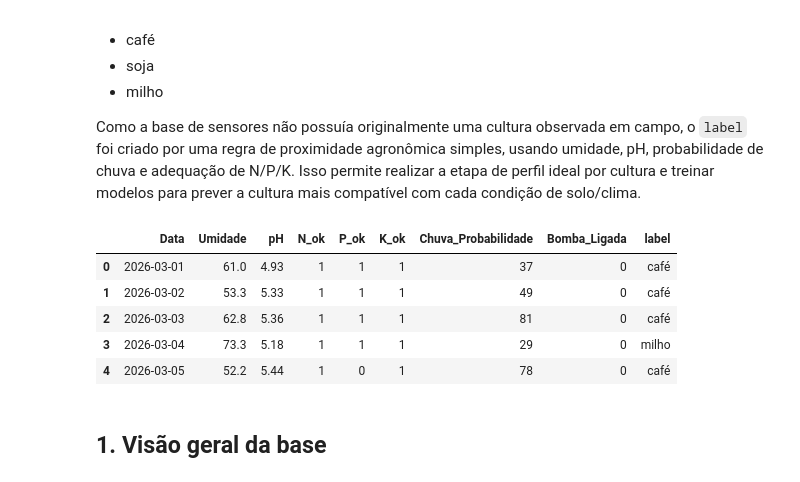
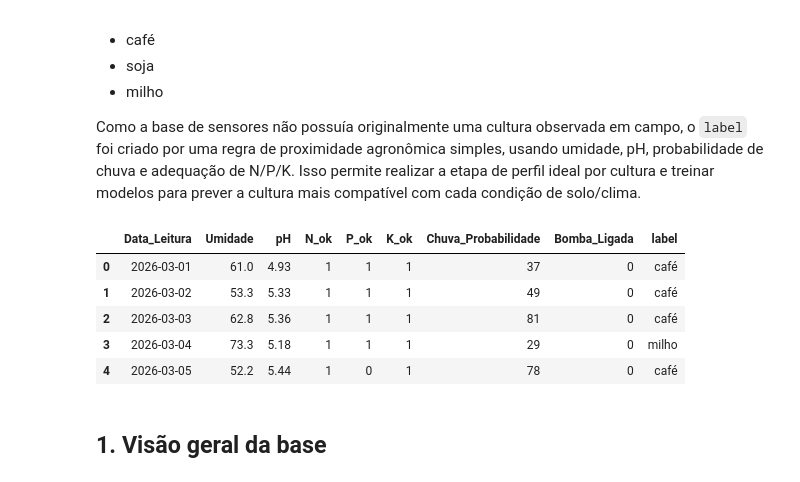
Before and after one commit to jelielc-fiap/farmtech-solutions, a Jupyter notebook: pbl/fase3/notebooks/Jeliel_RM572665_fase3_cap1.ipynb, the cells around one changed output. Saved outputs shown, nothing was run; the diff lists cells and outputs as text; code cells hidden in the pictures.

```diff
--- a/pbl/fase3/notebooks/Jeliel_RM572665_fase3_cap1.ipynb
+++ b/pbl/fase3/notebooks/Jeliel_RM572665_fase3_cap1.ipynb
@@ -18,35 +18,35 @@ warnings.filterwarnings("ignore")
 import numpy as np
 import pandas as pd
 import matplotlib.pyplot as plt
 import seaborn as sns
 
 from sklearn.model_selection import train_test_split, StratifiedKFold, cross_validate
 from sklearn.preprocessing import StandardScaler
 from sklearn.pipeline import Pipeline
 from sklearn.metrics import (
     accuracy_score,
     precision_score,
     recall_score,
     f1_score,
     make_scorer,
     confusion_matrix,
     classification_report,
 )
 from sklearn.linear_model import LogisticRegression
 from sklearn.tree import DecisionTreeClassifier
 from sklearn.ensemble import RandomForestClassifier, GradientBoostingClassifier
 from sklearn.neighbors import KNeighborsClassifier
 from sklearn.svm import SVC
 
 sns.set_theme(style="whitegrid", palette="Set2")
 plt.rcParams["figure.figsize"] = (10, 5)
 
 DATA_PATH = "sensores_fase2.csv"
 df = pd.read_csv(DATA_PATH)
-df["Data"] = pd.to_datetime(df["Data"])
+df["Data_Leitura"] = pd.to_datetime(df["Data_Leitura"])
 df.head()
 # %% [output]
-|  | Data | Umidade | pH | N_ok | P_ok | K_ok | Chuva_Probabilidade | Bomba_Ligada | label |
+|  | Data_Leitura | Umidade | pH | N_ok | P_ok | K_ok | Chuva_Probabilidade | Bomba_Ligada | label |
 | 0 | 2026-03-01 | 61.0 | 4.93 | 1 | 1 | 1 | 37 | 0 | café |
 | 1 | 2026-03-02 | 53.3 | 5.33 | 1 | 1 | 1 | 49 | 0 | café |
 | 2 | 2026-03-03 | 62.8 | 5.36 | 1 | 1 | 1 | 81 | 0 | café |
```
Also changed, not shown: parts of 2 cells of this notebook, 1 other file.
